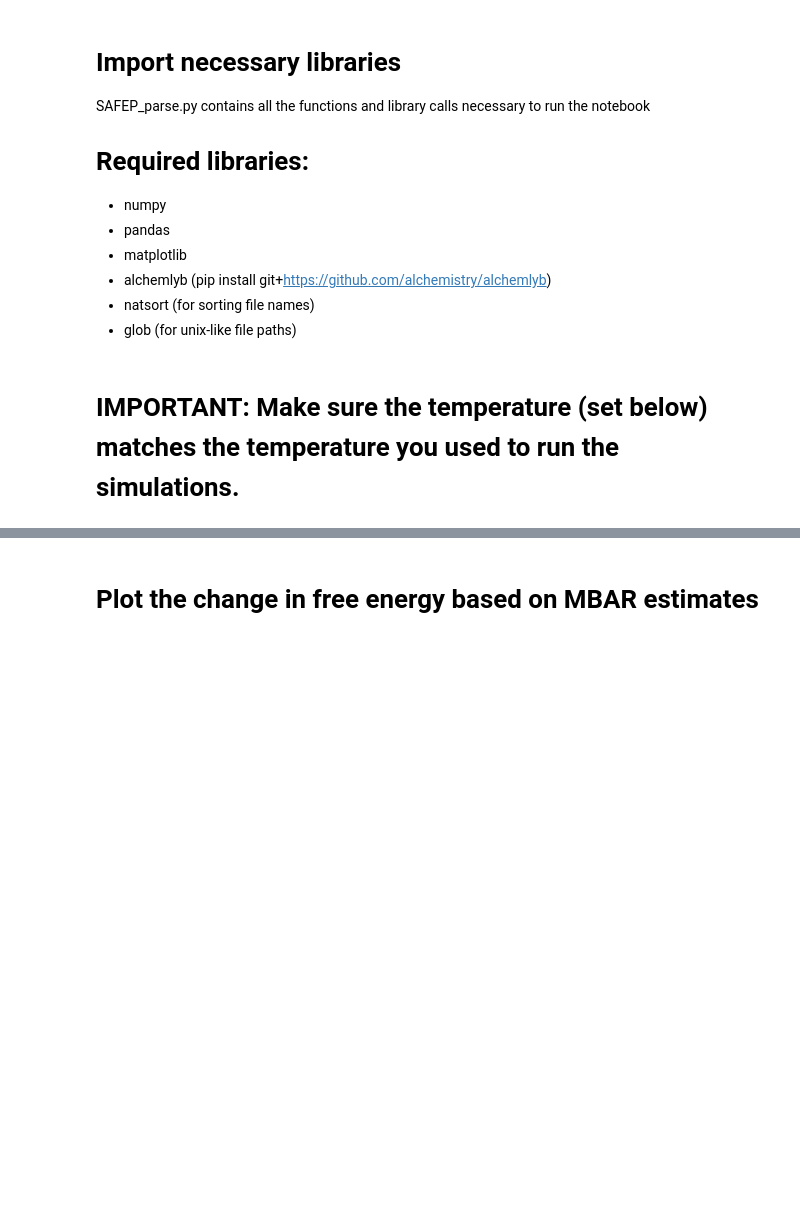
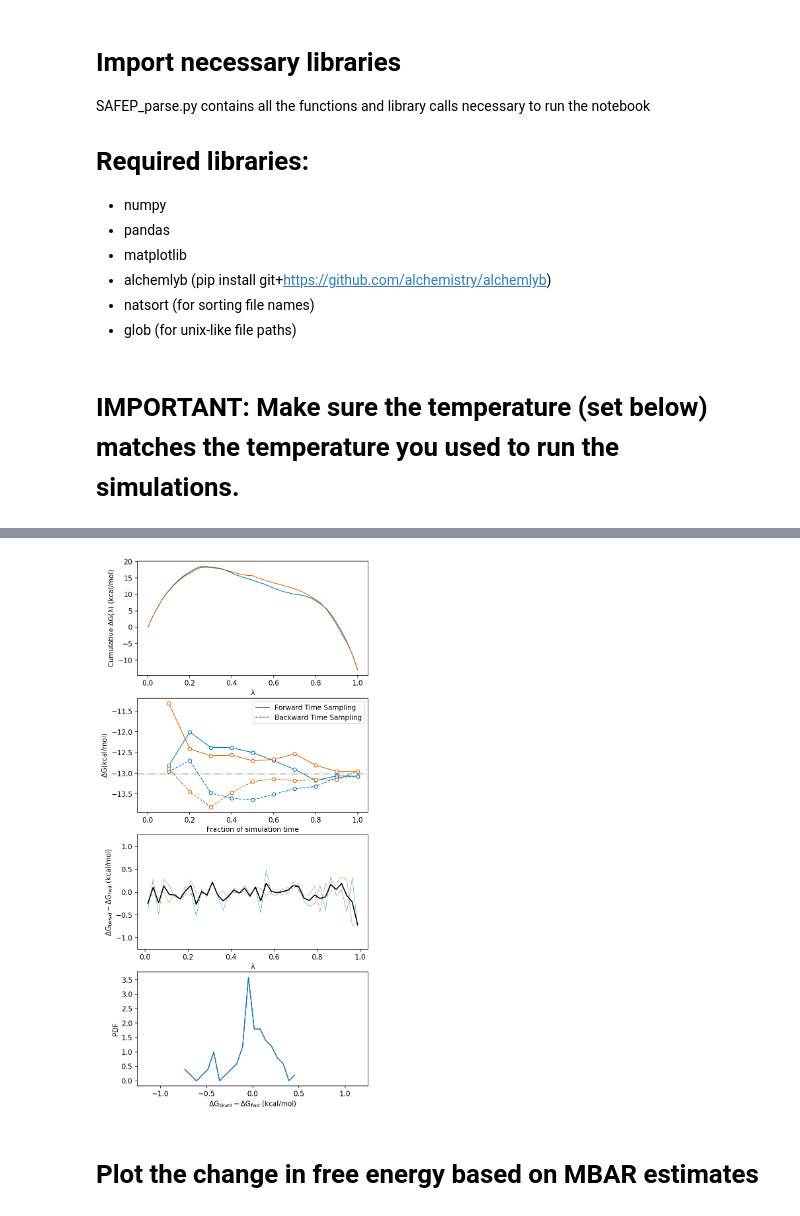
Before and after one commit to BranniganLab/safep, a Jupyter notebook: Batch_Basic.ipynb, the cells around one changed output, grey strips where cells are left out. Drawn from its saved outputs; the diff is of its cells as text; code cells hidden in the pictures; blank space fills up the shorter version.

```diff
--- a/Batch_Basic.ipynb
+++ b/Batch_Basic.ipynb
@@ -183,3 +197,72 @@ Name: 1.0, dtype: float64
+# %%
+fig, (dGax, convax, hysax, pdfAx) = plt.subplots(4,1, sharex=False, sharey=False)
+
+# Cumulative change in kT
+for key in keys:
+    dGax.plot(cumulative.index, cumulative[(key, 'f')]*RT, marker=None, label=key, linewidth=1, color=keyColors[key])
+    dGax.set(xlabel=r'$\rm\lambda$', ylabel=r'Cumulative $\rm\Delta$G($\rm\lambda$) (kcal/mol)')
+    #plt.legend()
+    #plt.title(fr'Cumulative $\delta$Gs for {header}')
+
+
+
+# Convergence plots
+for l in [x for x in l0s if x != "mean"]:
+    #plt.errorbar(np.arange(len(fs[l]))/len(fs[l])+0.1, np.multiply(fs[l], RT), yerr=np.multiply(fes[l], RT), marker='o', linewidth=1, color='mediumslateblue', markerfacecolor='white', markeredgewidth=1, markeredgecolor='mediumslateblue', ms=5)
+    #plt.errorbar(np.arange(len(bs[l]))/len(fs[l])+0.1, np.multiply(bs[l], RT), yerr=np.multiply(bes[l], RT), marker='o', linewidth=1, color='red', markerfacecolor='white', markeredgewidth=1, markeredgecolor='red', ms=5)
+    convax.plot(np.arange(len(fs[l]))/len(fs[l])+0.1, np.multiply(fs[l], RT), marker='o', linewidth=1, color=keyColors[l], markerfacecolor='white', markeredgewidth=1, markeredgecolor=keyColors[l], ms=5)
+    convax.plot(np.arange(len(bs[l]))/len(fs[l])+0.1, np.multiply(bs[l], RT), marker='o', linewidth=1, color=keyColors[l], markerfacecolor='white', markeredgewidth=1, markeredgecolor=keyColors[l], ms=5, linestyle='--')
+
+
+convax.set(xlabel='Fraction of simulation time', ylabel=r'$\rm\Delta G (kcal/mol)$')
+
+#plt.plot(np.arange(len(fs[l]))/len(fs[l])+0.1, np.multiply(fs[l], RT), marker='o', linewidth=1, color=keyColors[l], markerfacecolor='white', markeredgewidth=1, markeredgecolor=keyColors[l], ms=5, label='Forward Time Sampling')
+#plt.plot(np.arange(len(bs[l]))/len(fs[l])+0.1, np.multiply(bs[l], RT), marker='o', linewidth=1, color=keyColors[l], markerfacecolor='white', markeredgewidth=1, markeredgecolor=keyColors[l], ms=5, linestyle='--', label='Backward Time Sampling')
+
+
+
+convax.xaxis.set_ticks([0, 0.2, 0.4, 0.6, 0.8, 1])
+
+finalMean = np.mean(cumulative.loc[1, (slice(None), 'f')])
+convax.axhline(y= finalMean*RT, linestyle='-.', color='gray')
+convax.plot(0, finalMean*RT, linewidth=1, color='black', label='Forward Time Sampling')
+convax.plot(0, finalMean*RT, linewidth=1, color='black', linestyle='--', label='Backward Time Sampling')
+
+convax.legend()
+
+
+# Hysteresis plot
+for key in u_nks:
+    #plt.vlines(perWindow.index, np.zeros(len(perWindow)), perWindow[(key, 'dG_f')] + perWindow[(key, 'dG_b')], label=key, linewidth=2)
+    hysax.plot(perWindow.index, perWindow[(key, 'diff')]*RT, label=key, linewidth=0.5, alpha=0.8, color=keyColors[key])
+
+hysax.plot(perWindow.index, perWindow[('mean', 'diff')]*RT, label='mean', linewidth=1.5, color='black')
+
+hysax.set(xlabel=r'$\rm\lambda$', ylabel=r'$\rm\Delta G_{bkwd}-\Delta G_{fwd}$ (kcal/mol)', ylim=(-1.25, 1.25))
+
+
+# Hysteresis PDF
+diff = perWindow.loc[:, (slice(None), 'diff')]*RT
+X = diff.drop(columns='mean') #Including the mean in here would underestimate the skewness of the distribution
+Y = np.arange(len(X))/len(X)
+binNum = 20
+pdfY, pdfX = np.histogram(X, bins=binNum, density=True)
+pdfX = (pdfX[1:]+pdfX[:-1])/2
+
+
+#plot the data
+pdfAx.plot(pdfX, pdfY,  label="Estimated Distribution")
+pdfAx.set(xlim=(-1.25, 1.25), ylabel='PDF', xlabel=r'$\rm\Delta G_{bkwd}-\Delta G_{fwd}$ (kcal/mol)')
+
+
+
+
+
+fig.set_figheight(14)
+#fig.tight_layout()
+plt.savefig(f"{root}/{prefix}_ALL_{affix}.pdf")
+# %% [output]
+[figure, added]
 # %% [markdown]
 # Plot the change in free energy based on MBAR estimates
 # %%
```
Also changed, not shown: parts of 15 cells of this notebook, 5 other files.
